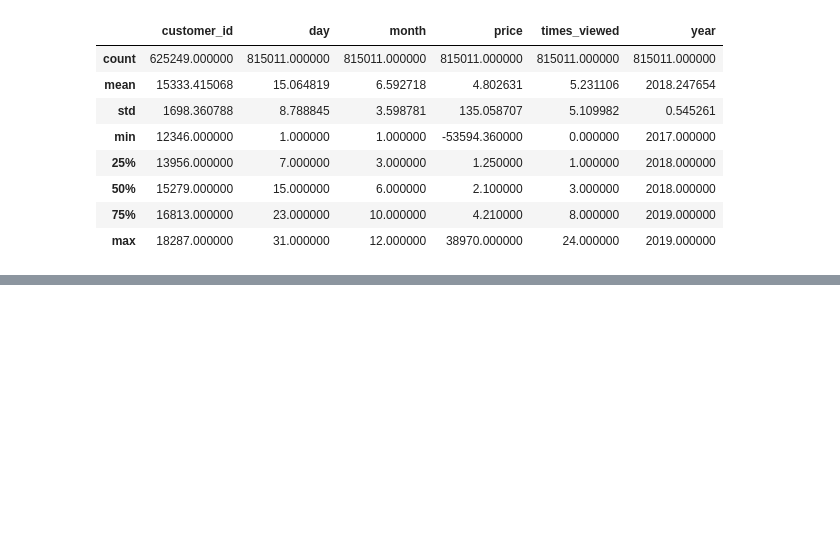
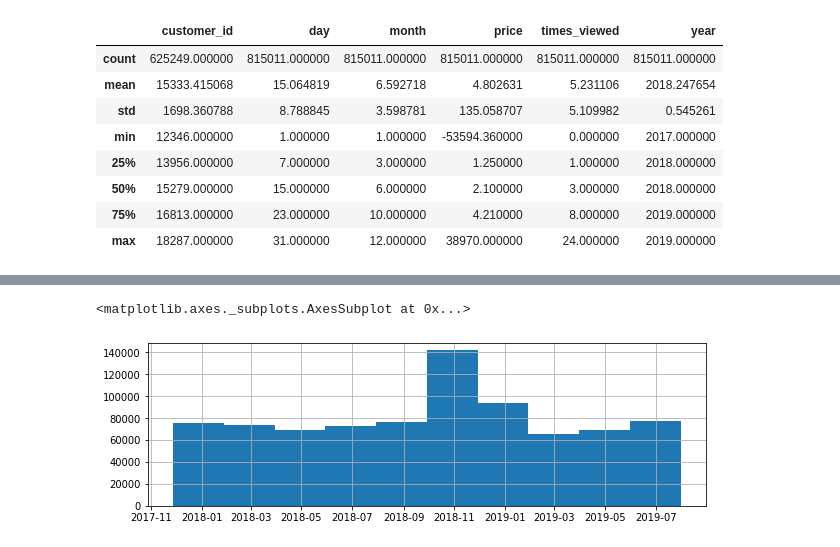
Before and after one commit to JonVenezia/AI-Capstone, a Jupyter notebook: EDA.ipynb, the cells around one changed output, grey strips where cells are left out. Drawn from its saved outputs; the diff is of its cells as text; code cells hidden in the pictures; blank space fills up the shorter version.

```diff
--- a/EDA.ipynb
+++ b/EDA.ipynb
@@ -257,0 +295,6 @@ df.describe()
+# %%
+plt.figure(figsize=(10,3))
+df.invoice_date.hist()
+# %% [output]
+<matplotlib.axes._subplots.AxesSubplot at 0x...>
+[figure, added]
```
Also changed, not shown: parts of 10 cells of this notebook, 1 other file.
